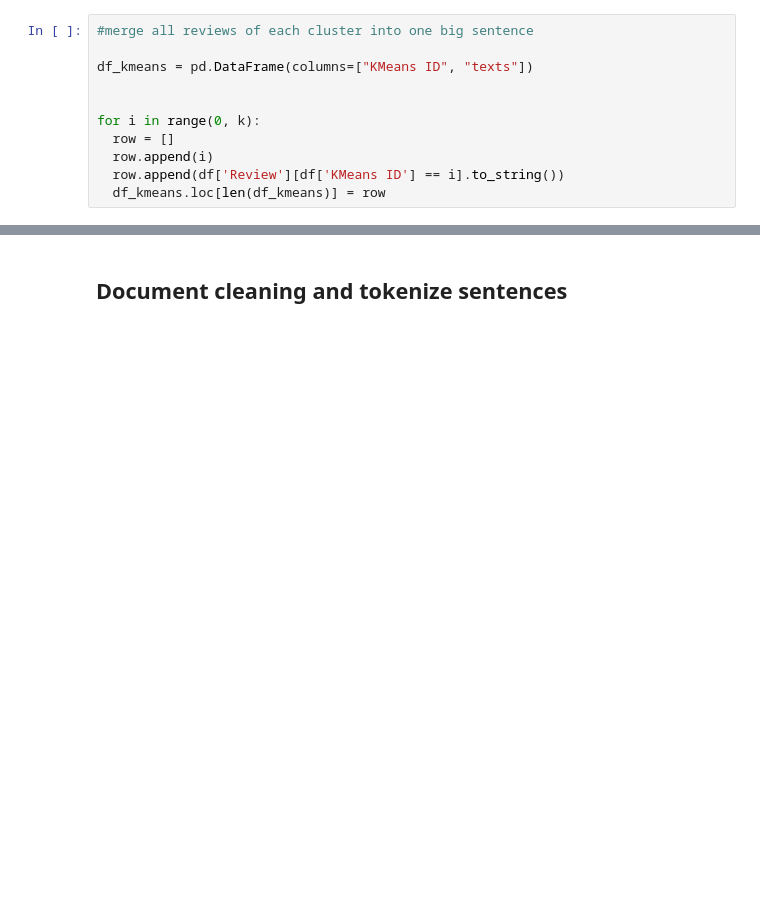
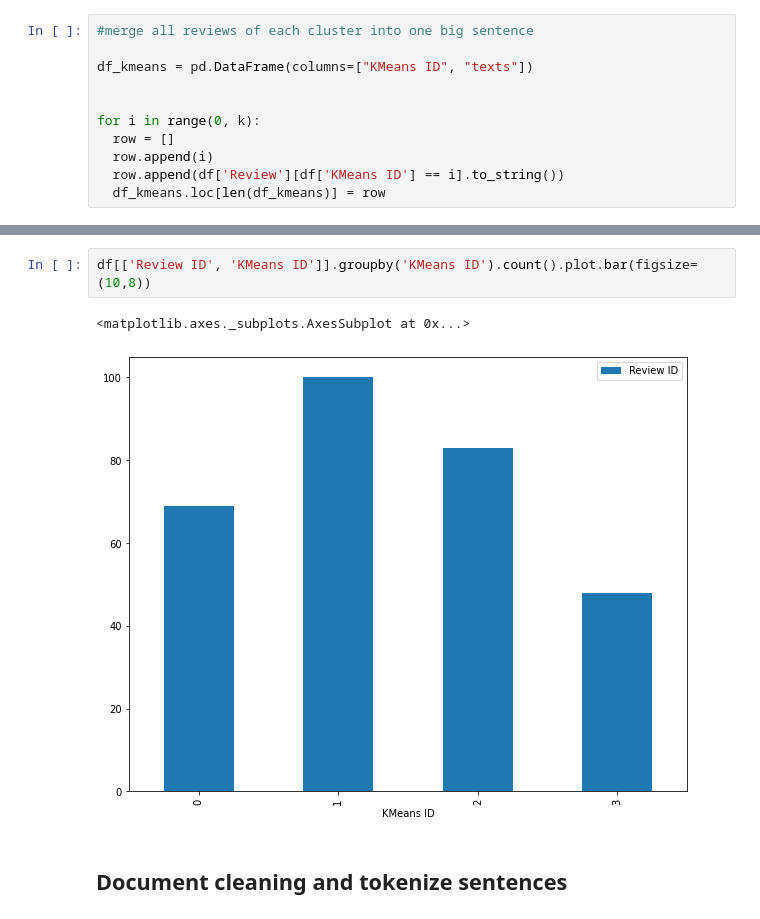
Before and after one commit to NittyNice/-BADS7105-CRM-Analytics, a Jupyter notebook: Assignment-7_Voice of customer/Voice_of_customer.ipynb, the cells around one changed output, grey strips where cells are left out. Drawn from its saved outputs; the diff is of its cells as text; blank space fills up the shorter version.

```diff
--- a/Assignment-7_Voice of customer/Voice_of_customer.ipynb
+++ b/Assignment-7_Voice of customer/Voice_of_customer.ipynb
@@ -171,5 +171,10 @@ df_kmeans
 | 2 | 2 | 3 วันนี้มีโอกาสตื่นเช้าครับเลยถึง... |
 | 3 | 3 | 13 เคยเป็นไหมกันไหมคะ หลังอาหารมื... |
+# %%
+df[['Review ID', 'KMeans ID']].groupby('KMeans ID').count().plot.bar(figsize=(10,8))
+# %% [output]
+<matplotlib.axes._subplots.AxesSubplot at 0x...>
+[figure, added]
 # %% [markdown]
 ## Document cleaning and tokenize sentences
 # %%
```
Also changed, not shown: parts of 5 cells of this notebook.
